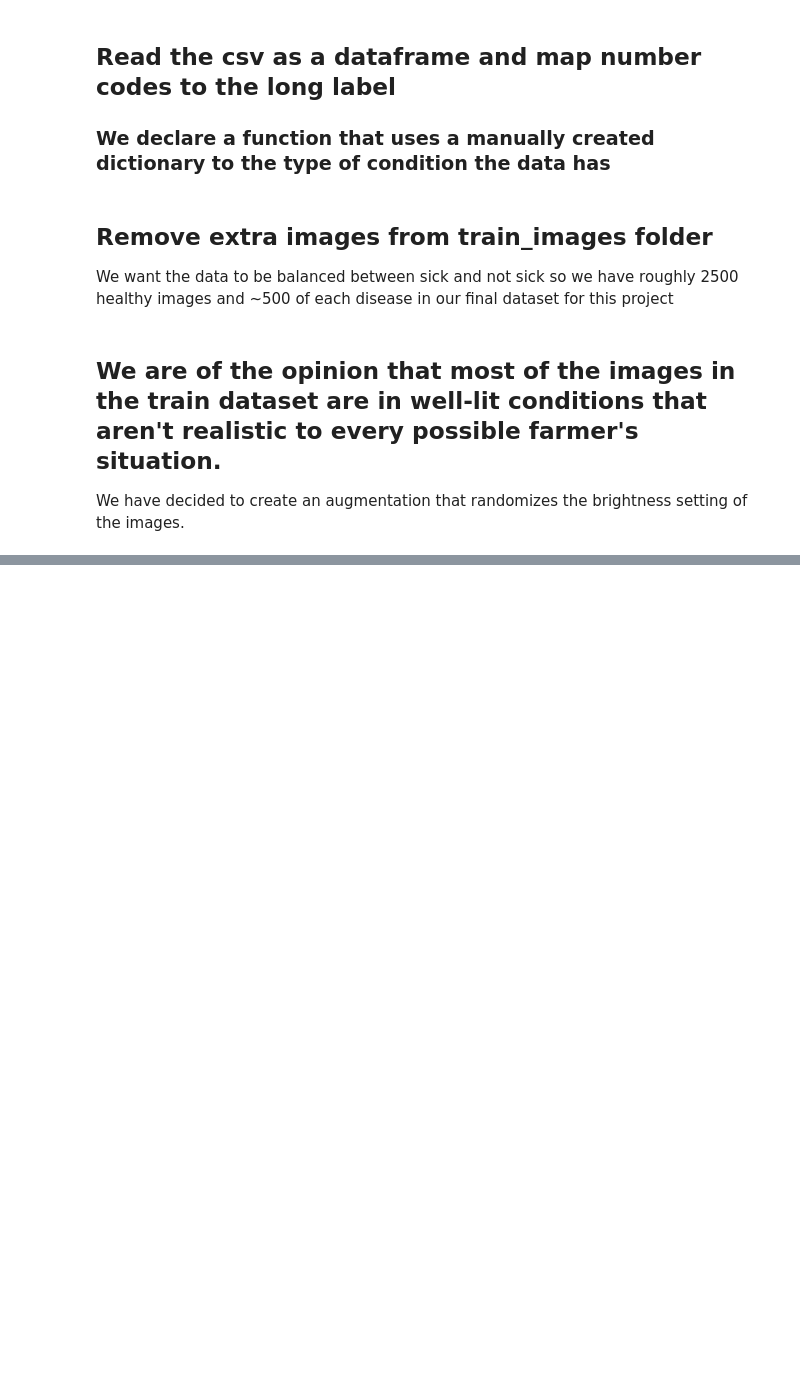
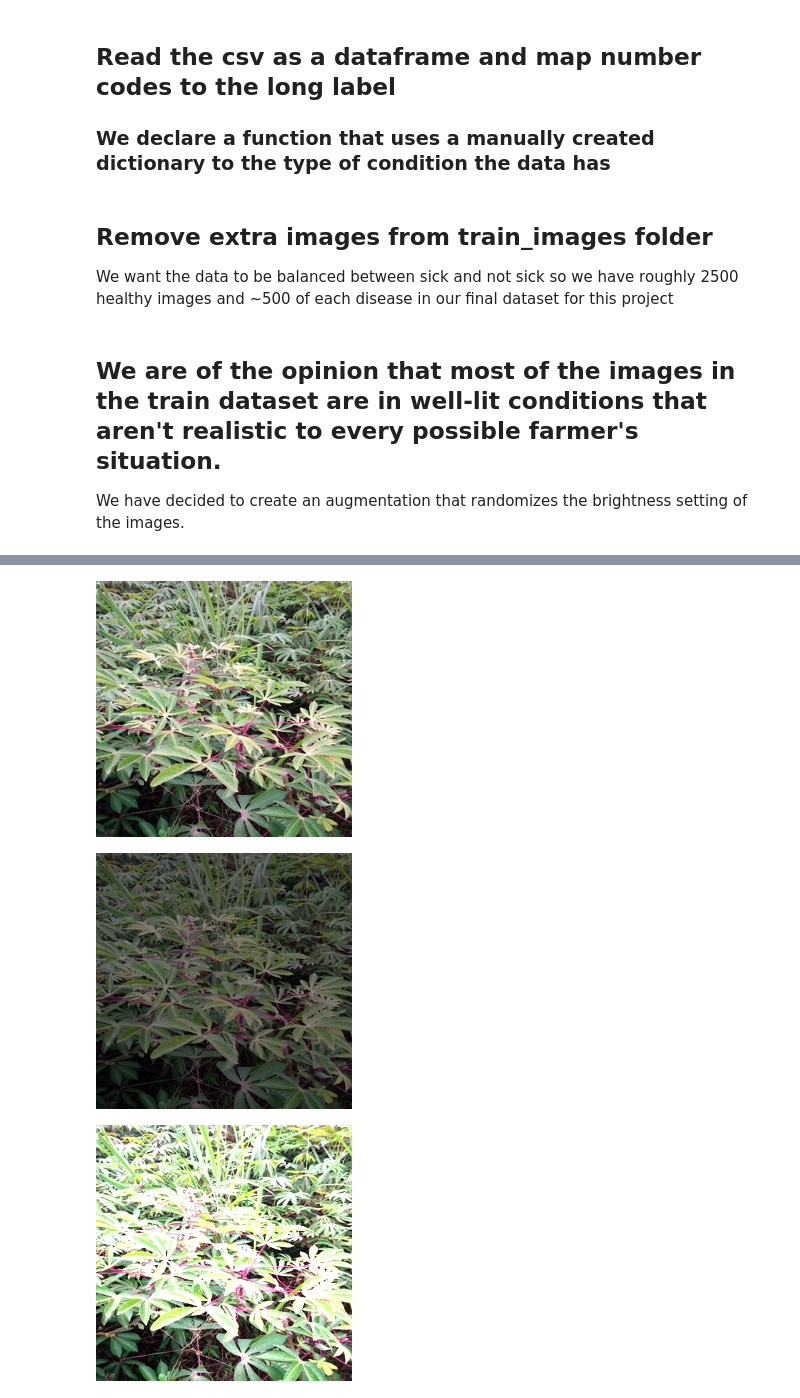
Before and after one commit to alswang18/little-cassava-ai, a Jupyter notebook: data_exploration.ipynb, the cells around one changed output, grey strips where cells are left out. Drawn from its saved outputs; the diff is of its cells as text; code cells hidden in the pictures; blank space fills up the shorter version.

```diff
--- a/data_exploration.ipynb
+++ b/data_exploration.ipynb
@@ -84,0 +103,25 @@ for change, ax in zip(np.linspace(-0.5, 0.5,5), axs):
+# %%
+from IPython.display import display
+from PIL import Image, ImageEnhance
+
+#read the image
+im = Image.open(cas).resize((256,256))
+
+#image brightness enhancer
+enhancer = ImageEnhance.Brightness(im)
+
+factor = 1 #gives original image
+im_output = enhancer.enhance(factor)
+display(im_output)
+
+factor = 0.5 #darkens the image
+im_output = enhancer.enhance(factor)
+display(im_output)
+
+factor = 1.5 #brightens the image
+im_output = enhancer.enhance(factor)
+display(im_output)
+# %% [output]
+[figure, added]
+[figure, added]
+[figure, added]
```
Also changed, not shown: parts of 2 cells of this notebook.
